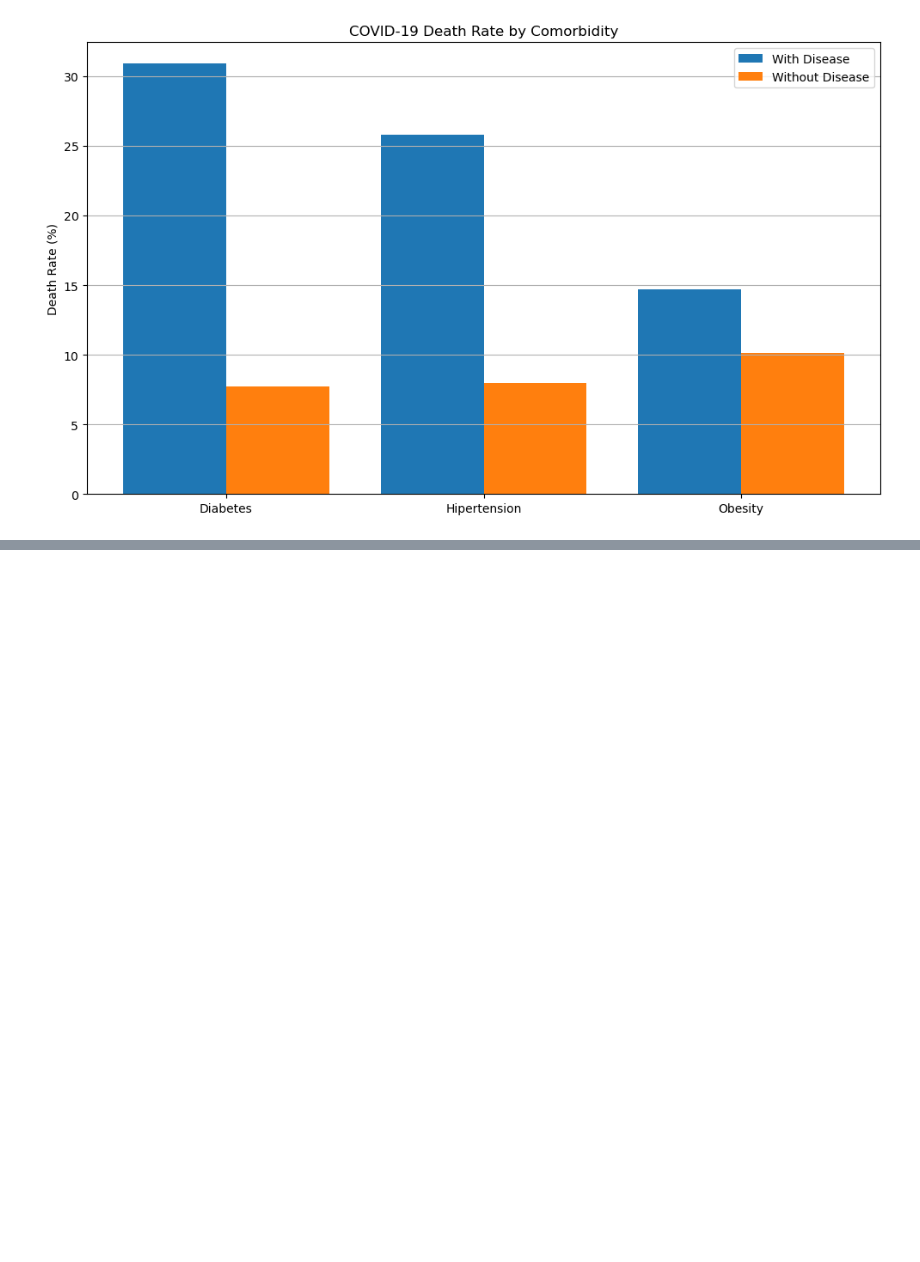
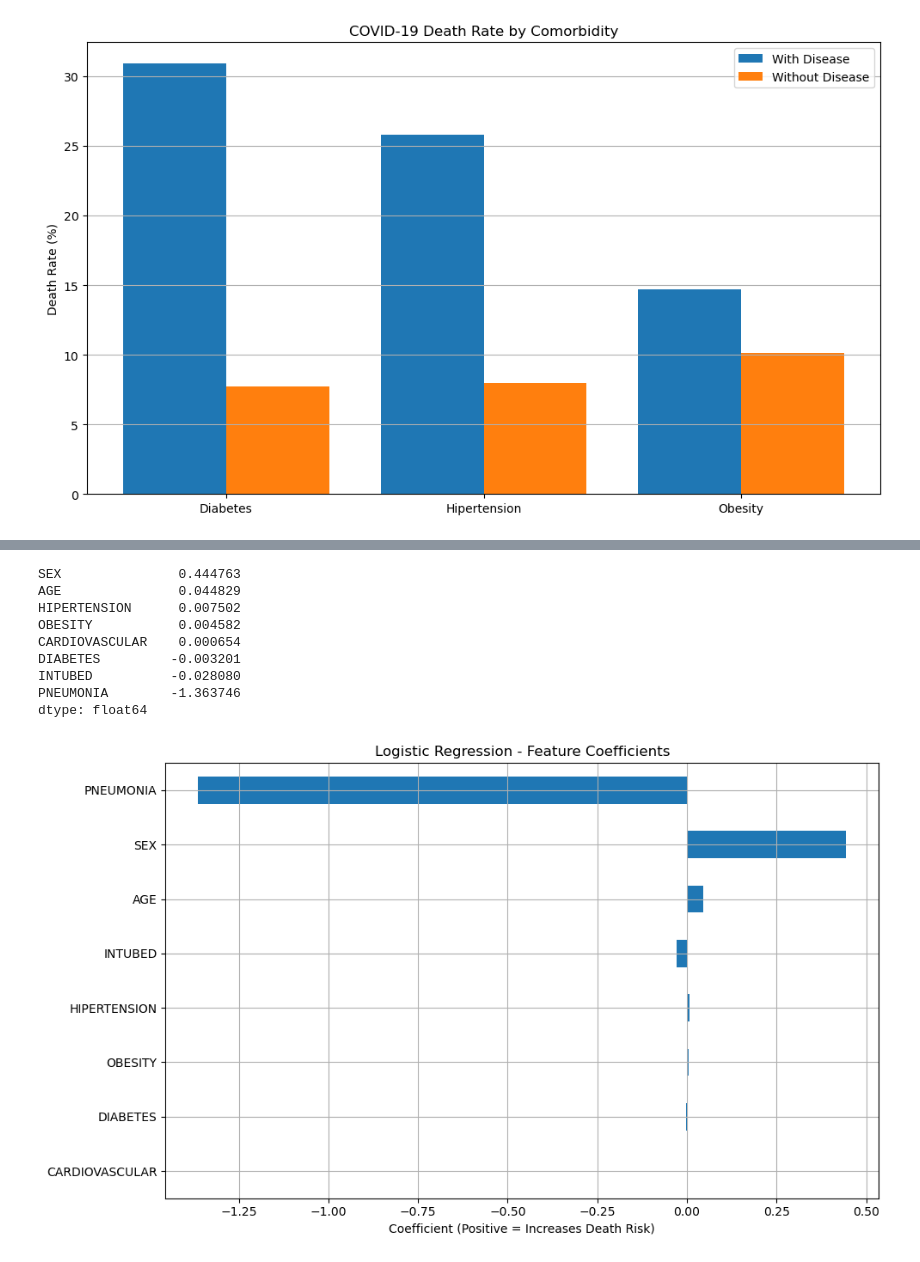
Before and after one commit to hyunsu3408/first-ai, a Jupyter notebook: first-ai/Mexico corona.ipynb, the cells around one changed output, grey strips where cells are left out. Saved outputs shown, nothing was run; the diff lists cells and outputs as text; code cells hidden in the pictures; blank space fills up the shorter version.

```diff
--- a/first-ai/Mexico corona.ipynb
+++ b/first-ai/Mexico corona.ipynb
@@ -158,7 +160,7 @@ plt.show()
 import pandas as pd
 from sklearn.model_selection import train_test_split
 from sklearn.linear_model import LogisticRegression
-from sklearn.metrics import classification_report, confusion_matrix
+from sklearn.metrics import classification_report, confusion_matrix, roc_auc_score
 
 # 데이터 불러오기
 df = pd.read_csv("Covid Data.csv")
@@ -169,8 +171,8 @@ df['died'] = df['DATE_DIED'] != '9999-99-99'
 # 코로나 확진자만 필터링
 confirmed = df[df['CLASIFFICATION_FINAL'] == 1]
 
-# 사용할 컬럼 선택 (원하면 더 추가 가능)
-features = ['AGE', 'SEX', 'DIABETES', 'HIPERTENSION', 'OBESITY', 'PNEUMONIA']
+# 사용할 컬럼 선택
+features = ['AGE', 'SEX', 'DIABETES', 'HIPERTENSION', 'OBESITY', 'PNEUMONIA','INTUBED','CARDIOVASCULAR']
 X = confirmed[features]
 y = confirmed['died'].astype(int)  # True/False → 1/0으로 변환
 
@@ -190,6 +192,7 @@ y_pred = model.predict(X_test)
 
 print("Classification Report:\n", classification_report(y_test, y_pred))
 print("Confusion Matrix:\n", confusion_matrix(y_test, y_pred))
+print(f"ROC AUC Score:\n {roc_auc_score(y_test, y_prob):.3f}")
 # %% [output]
 Classification Report:
                precision    recall  f1-score   support
@@ -206,0 +249,40 @@ Confusion Matrix:
+# %%
+import numpy as np
+# 계수(coefficient) 확인
+coefficients = pd.Series(model.coef_[0], index=X.columns)
+
+# 영향력 큰 순서대로 정렬
+coefficients_sorted = coefficients.sort_values(ascending=False)
+
+print(coefficients_sorted)
+
+# 계수 추출
+coefficients = pd.Series(model.coef_[0], index=X.columns)
+
+# 오즈비(odds ratio)도 같이 계산 (선택)
+odds_ratios = np.exp(coefficients)
+
+# 정렬 (절댓값 기준으로 영향력 큰 순서)
+coefficients_sorted = coefficients.reindex(coefficients.abs().sort_values(ascending=True).index)
+
+# 시각화
+plt.figure(figsize=(10, 6))
+coefficients_sorted.plot(kind='barh')
+plt.title("Logistic Regression - Feature Coefficients")
+plt.xlabel("Coefficient (Positive = Increases Death Risk)")
+plt.grid(True)
+plt.tight_layout()
+plt.show()
+
+# 로지스틱 회귀 모델에서는 SEX 컬럼이 가장 영향력 높고 PNEUMONIA 컬럼이 영향력이 적음
+# %% [output]
+SEX               0.444763
+AGE               0.044829
+HIPERTENSION      0.007502
+OBESITY           0.004582
+CARDIOVASCULAR    0.000654
+DIABETES         -0.003201
+INTUBED          -0.028080
+PNEUMONIA        -1.363746
+dtype: float64
+[figure, added]
```
Also changed, not shown: parts of 12 cells of this notebook.
